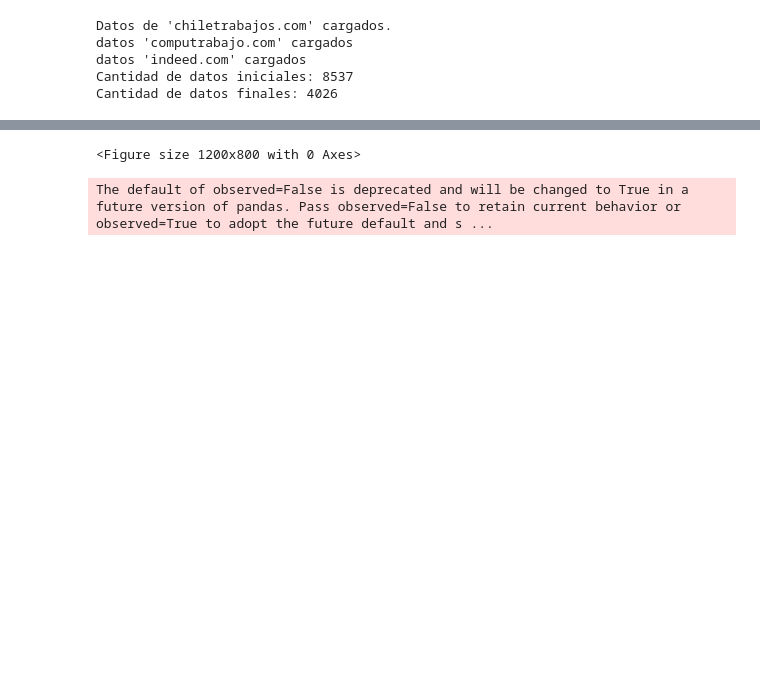
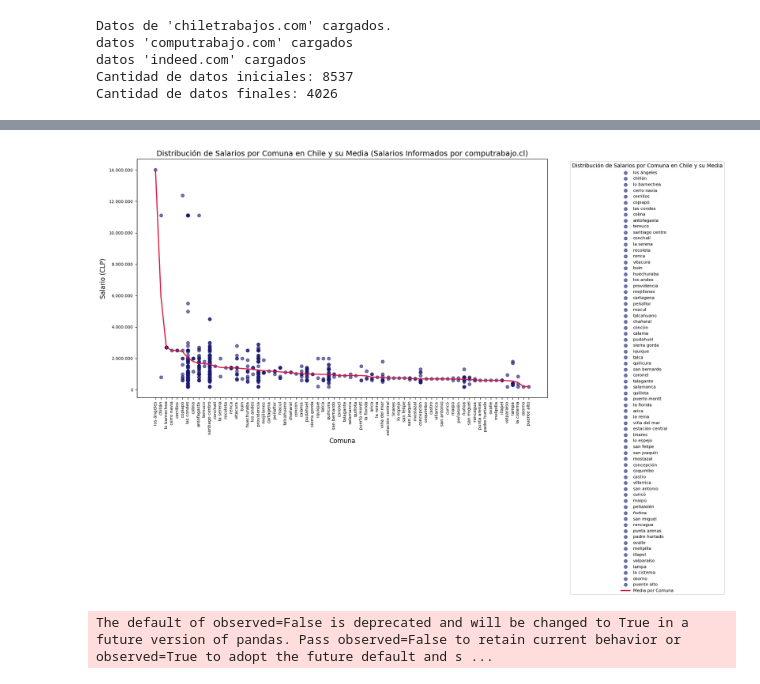
Before and after one commit to Lagartin1/analisisOfertasLab, a Jupyter notebook: src/AnalisisOfertas.ipynb, the cells around one changed output, grey strips where cells are left out. Saved outputs shown, nothing was run; the diff lists cells and outputs as text; code cells hidden in the pictures; blank space fills up the shorter version.

```diff
--- a/src/AnalisisOfertas.ipynb
+++ b/src/AnalisisOfertas.ipynb
@@ -286,34 +273,38 @@ comunas_ordenadas = salarios_promedio.sort_values(ascending=False).index
 formatter = FuncFormatter(lambda x, _: f'{int(x):,}'.replace(",", "."))
 
 # Graficar
 pltgr.figure(figsize=(12, 8))
 
 # Crear scatter plot para todos los salarios, agrupados por comuna
 
 
 # Dibujar la línea continua de la media por comuna
 # Usamos plt.plot para conectar las medias de cada comuna con una línea continua
 
 def plot_media_por_comuna(salarios_promedio, comunas_ordenadas):
     for comuna in comunas_ordenadas:
         salarios_comuna = df2[df2["Comuna"] == comuna]["Salario"]
         pltgr.scatter([comuna] * len(salarios_comuna), salarios_comuna, alpha=0.6, label=comuna, color='midnightblue')
     pltgr.plot(comunas_ordenadas, salarios_promedio[comunas_ordenadas], color='crimson', linestyle='-', linewidth=2, label="Media por Comuna")
 
     # Personalización del gráfico
     pltgr.title("Distribución de Salarios por Comuna en Chile y su Media (Salarios Informados por computrabajo.cl)", fontsize=14)
     pltgr.xlabel("Comuna", fontsize=12)
     pltgr.ylabel("Salario (CLP)", fontsize=12)
     pltgr.xticks(rotation=90, fontsize=8)
     pltgr.yticks(fontsize=8)
     pltgr.gca().yaxis.set_major_formatter(formatter)
 
     # Ajuste de tamaño para evitar superposición de etiquetas
     pltgr.tight_layout()
     pltgr.legend(title="Distribución de Salarios por Comuna en Chile y su Media", bbox_to_anchor=(1.05, 1), loc='upper left', fontsize=8)
     pltgr.show()
+
+
+# Llamamos a las funciones para generar los gráficos
+plot_media_por_comuna(salarios_promedio, comunas_ordenadas)
 # %% [output]
-<Figure size 1200x800 with 0 Axes>
+[figure, added]
 # %%
 # Limpiar datos: eliminar filas con salarios o regiones vacías
 df2 = df2.dropna(subset=["Salario", "Región"])
```
Also changed, not shown: parts of 16 cells of this notebook, 8 other files.
